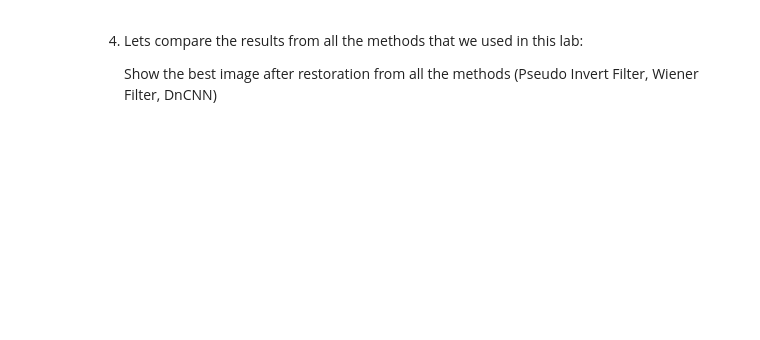
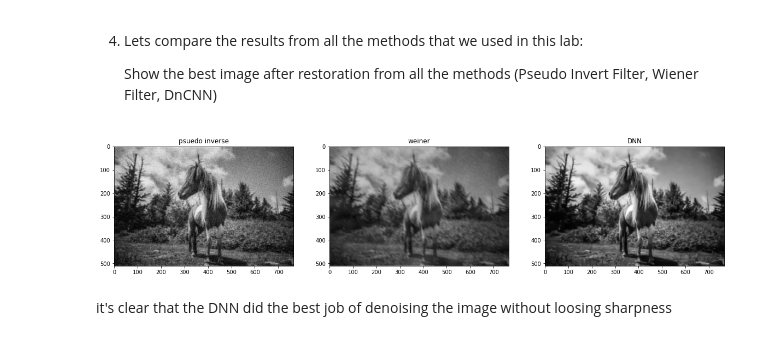
Before and after one commit to nadavschwalb/image_processing, a Jupyter notebook: Lab5.ipynb, the cells around one changed output. Drawn from its saved outputs; the diff is of its cells as text; code cells hidden in the pictures; blank space fills up the shorter version.

```diff
--- a/Lab5.ipynb
+++ b/Lab5.ipynb
@@ -342,0 +352,13 @@ FileNotFoundError: ignored
+# %%
+fig, axis = plt.subplots(nrows=1,ncols=3,figsize = (20,20))
+axis[0].imshow(PseudoInverseFilter(noise,filter_blur,epsilon=optimal_epsilon),cmap ='gray')
+axis[0].set_title('psuedo inverse')
+axis[1].imshow(denoise_wiener_img,cmap ='gray')
+axis[1].set_title('weiner')
+axis[2].imshow(denoise_dncnn_img,cmap ='gray')
+axis[2].set_title('DNN')
+plt.show()
+# %% [output]
+[figure, added]
+# %% [markdown]
+it's clear that the DNN did the best job of denoising the image without loosing sharpness
```
Also changed, not shown: parts of 16 cells of this notebook.
